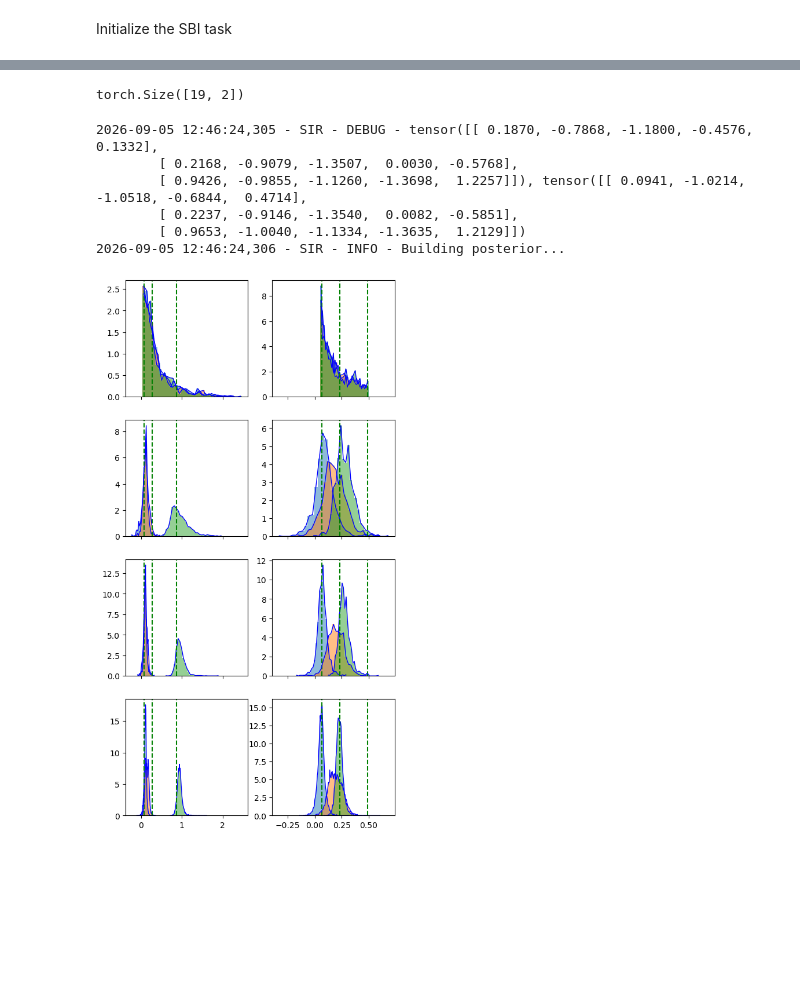
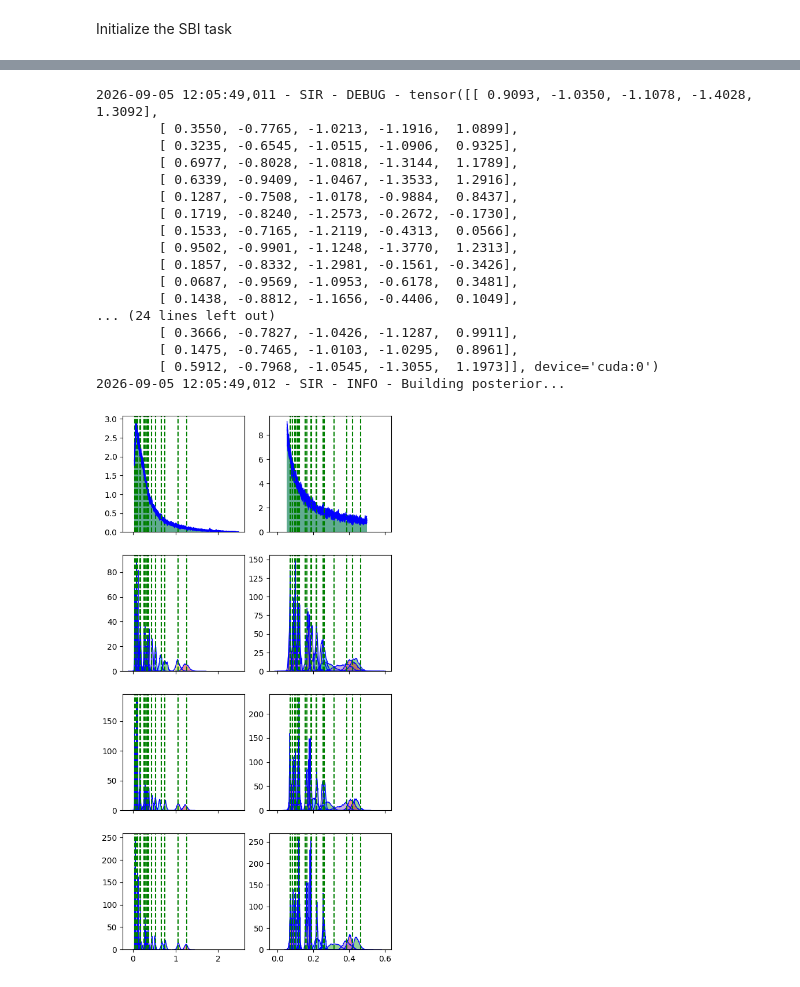
Before and after one commit to nidropakshin2/Sequential-FMPE, a Jupyter notebook: code/notebooks/tutorial.ipynb, the cells around one changed output, grey strips where cells are left out. Saved outputs shown, nothing was run; the diff lists cells and outputs as text; code cells hidden in the pictures; blank space fills up the shorter version.

```diff
--- a/code/notebooks/tutorial.ipynb
+++ b/code/notebooks/tutorial.ipynb
@@ -52,7 +70,7 @@ from sfmpe.tasks.SIR import SIRTask
 # config_path = './configs/sir_config.yaml'
 # with open(config_path) as f:
 #     config = yaml.safe_load(f)
-device = 'cpu'
+device = 'cuda'
 task = SIRTask(config, device)
 task.summary.to(device)
 logger = task.logger
@@ -68,7 +86,7 @@ from sfmpe.core.distributions import Uniform, Normal
 
 
 init_dist = Normal(dim=task.theta_dim)
-velocity_model = SimpleVelocityField(task.theta_dim, task.data_dim)
+velocity_model = SimpleVelocityField(task.theta_dim, task.data_dim, num_layers=5)
 path = AffinePath()
 flow_model = FlowModel(velocity_model, init_dist, path)
 logger.info("Initialized flow model")
@@ -101,7 +113,7 @@ torch.Size([8, 1, 2])
 from sfmpe.inference.sequential.round_manager import RoundManager
 from sfmpe.inference.sequential.proposal import Proposal, ProposalParams
 
-theta_0, x_0 = task.simulate_dataset((3,))
+theta_0, x_0 = task.simulate_dataset((20,))
 # theta_0 = torch.tensor([[1.6667, 0.4016]]).to(device)
 # theta_0 = torch.tensor([[1.2621, 0.4558]]).to(device)
 # x_0 = task.summarize(task.simulate(theta_0))
@@ -113,5 +125,5 @@ params.task = task
 params.method = "Truncated"
 params.theta_0 = theta_0
 params.x_0 = x_0
-params.method_params = {'scale': 0.8, 'quantile': 0.1}
+params.method_params = {'scale': 0.8, 'quantile': 0.5}
 # %% [output]
@@ -140,7 +169,7 @@ datetime = time.strftime("%Y-%m-%d_%H_%M_%S")
 path = f"./models/SIR_{datetime}.pth.tar.gz"
 
 num_rounds = 3
-sims_per_round = 1000
+sims_per_round = 10000
 sims_per_sample = 1
 epochs = 1000
 show_every = epochs // 10
@@ -187,10 +216,3 @@ else:
-# %%
-a = torch.randn(10, 3, 2)
-mask = torch.randint(0, 2, (10, 3), dtype=torch.bool)
-b = a[mask]
-b.shape
-# %% [output]
-torch.Size([19, 2])
 # %%
 sim_store = manager.store
 # log_plot = False
@@ -227,24 +249,35 @@ sim_store = manager.store
 # %%
 from sfmpe.utils.plotting import dist_plot
 
 sim_store = manager.store
 posterior = manager.build_posterior()
 
 dist_plot(
-                sim_store.theta[0],
-                sim_store.theta[1],
-                sim_store.theta[2],
-                posterior.sample((10000,)),
+                sim_store.theta[0].detach().cpu(),
+                sim_store.theta[1].detach().cpu(),
+                sim_store.theta[2].detach().cpu(),
+                posterior.sample((10000,)).detach().cpu(),
                 # manager.clean_sample((1000, )),
-                true_param=theta_0)
+                true_param=theta_0.detach().cpu())
 # %% [output]
-2026-09-05 12:46:24,305 - SIR - DEBUG - tensor([[ 0.1870, -0.7868, -1.1800, -0.4576,  0.1332],
-        [ 0.2168, -0.9079, -1.3507,  0.0030, -0.5768],
-        [ 0.9426, -0.9855, -1.1260, -1.3698,  1.2257]]), tensor([[ 0.0941, -1.0214, -1.0518, -0.6844,  0.4714],
-        [ 0.2237, -0.9146, -1.3540,  0.0082, -0.5851],
-        [ 0.9653, -1.0040, -1.1334, -1.3635,  1.2129]])
-2026-09-05 12:46:24,306 - SIR - INFO - Building posterior...
+2026-09-05 12:05:49,011 - SIR - DEBUG - tensor([[ 0.9093, -1.0350, -1.1078, -1.4028,  1.3092],
+        [ 0.3550, -0.7765, -1.0213, -1.1916,  1.0899],
+        [ 0.3235, -0.6545, -1.0515, -1.0906,  0.9325],
+        [ 0.6977, -0.8028, -1.0818, -1.3144,  1.1789],
+        [ 0.6339, -0.9409, -1.0467, -1.3533,  1.2916],
+        [ 0.1287, -0.7508, -1.0178, -0.9884,  0.8437],
+        [ 0.1719, -0.8240, -1.2573, -0.2672, -0.1730],
+        [ 0.1533, -0.7165, -1.2119, -0.4313,  0.0566],
+        [ 0.9502, -0.9901, -1.1248, -1.3770,  1.2313],
+        [ 0.1857, -0.8332, -1.2981, -0.1561, -0.3426],
+        [ 0.0687, -0.9569, -1.0953, -0.6178,  0.3481],
+        [ 0.1438, -0.8812, -1.1656, -0.4406,  0.1049],
+... (24 lines left out)
+        [ 0.3666, -0.7827, -1.0426, -1.1287,  0.9911],
+        [ 0.1475, -0.7465, -1.0103, -1.0295,  0.8961],
+        [ 0.5912, -0.7968, -1.0545, -1.3055,  1.1973]], device='cuda:0')
+2026-09-05 12:05:49,012 - SIR - INFO - Building posterior...
-[figure, old version]
+[figure, new version]
 # %%
 pred = posterior.sample((10000,))
 print(theta_0, pred.mean(dim=0), pred.std(dim=0))
```
Also changed, not shown: parts of 9 cells of this notebook.
